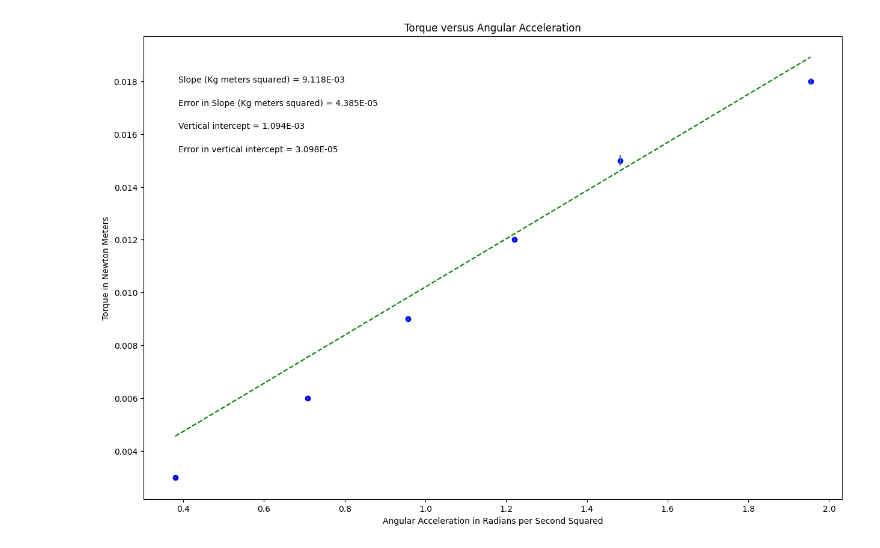
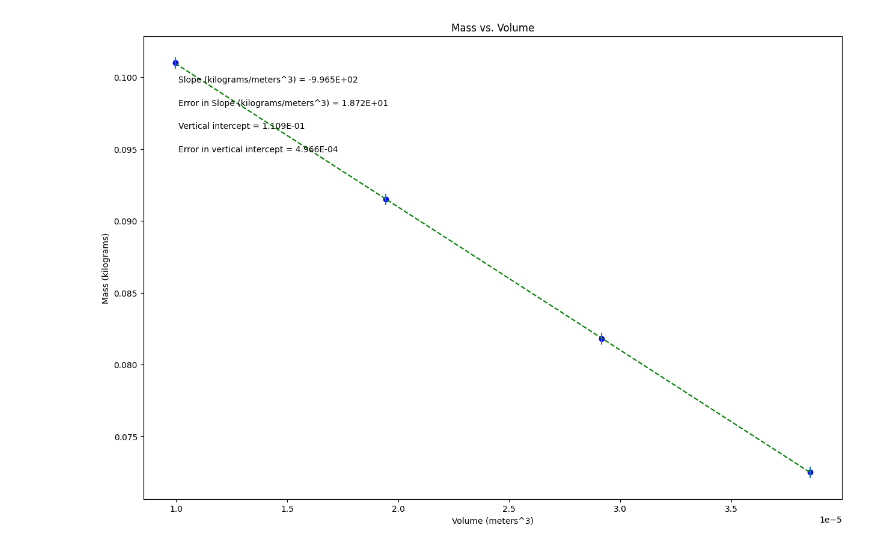
Before and after one commit to cookie607/Physics-Lab-w-Calc-1, a Jupyter notebook: phsxlab_plotting_template.ipynb, the cells around one changed output. Drawn from its saved outputs; the diff is of its cells as text; code cells hidden in the pictures.

```diff
--- a/phsxlab_plotting_template.ipynb
+++ b/phsxlab_plotting_template.ipynb
@@ -19,28 +19,28 @@ import matplotlib.pyplot as plt
 #variable names should start with a letter and must contain only letters, numbers, and underscores
 
 
-acceleration = np.array([.380, .708, .957, 1.220, 1.482, 1.954])
+volume = np.array([.0000099568, .0000194322, .000029161, .0000385604 ])
 
-torque = np.array([.003, .006, .009, .012, .015, .018])
+mass = np.array([0.1010, 0.0915, 0.0818, 0.0725])
 
-torque_err = np.array([.00002, .00004, .00006, .00005, .0002, .0001])
+mass_error = np.array([0.0004, 0.0004, 0.0004, 0.0004])
 
 
 
 #Re-assign variables as x, y, dy so that the remaining plotting code may remain generic
 #UPDATE VARIABLE NAMES (ON RHS OF EACH EQUAL SIGN) TO MATCH VARIABLE NAMES FOR DATA ABOVE
 
-x = acceleration           #this should be the array you want to plot on the x axis
-y = torque          #this should be the array you want to plot on the y axis
-dy = torque_err     #this should be your error in y array
+x = volume             #this should be the array you want to plot on the x axis
+y = mass             #this should be the array you want to plot on the y axis
+dy = mass_error        #this should be your error in y array
 
 
 #UPDATE EACH OF THESE 4 STRINGS FOR YOUR PLOT LABELS AS YOU WANT THEM TO APPEAR
 
-plot_title= 'Torque versus Angular Acceleration'
-x_label= 'Angular Acceleration in Radians per Second Squared'
-y_label= 'Torque in Newton Meters'
-slope_units= 'Kg meters squared'
+plot_title= 'Mass vs. Volume'
+x_label= 'Volume (meters^3)'
+y_label= 'Mass (kilograms)'
+slope_units= 'kilograms/meters^3'
 
 #UPDATE ANNOTATION PLACEMENT SO IT'S OUT OF WAY OF PLOTTED DATA AND BEST FIT LINE
 #integer from 1 to 4, top R corner is 1 (counter-clockwise from there)
@@ -92,31 +92,31 @@ elif annotation_placement==3 or annotation_placement==4:
 #Don't need to change anything in this section!
 
 #Plot data on graph. Plot error bars and place values for slope,
 #error in slope, and vertical intercept (plus error) on the plot using "annotate"
 
 plt.figure(figsize=(15,10))
 
 plt.plot(x, fit, color='green', linestyle='--')
 plt.scatter(x, y, color='blue', marker='o')
 
 plt.xlabel(x_label)
 plt.ylabel(y_label)
 plt.title(plot_title)
 
 plt.errorbar(x, y, yerr=dy, xerr=None, fmt="none") #don't need to plot x error bars
 
 plt.annotate('Slope ({}) = {value:.{digits}E}'.format(slope_units,value=m, digits=3),
              (xpos, ypos[0]), xycoords='axes fraction')
 
 plt.annotate('Error in Slope ({}) = {value:.{digits}E}'.format(slope_units,value=dm, digits=3),
              (xpos, ypos[1]), xycoords='axes fraction')
 
 plt.annotate('Vertical intercept = {value:.{digits}E}'.format(value=b, digits=3),
              (xpos, ypos[2]), xycoords='axes fraction')
 
 plt.annotate('Error in vertical intercept = {value:.{digits}E}'.format(value=db, digits=3),
              (xpos, ypos[3]), xycoords='axes fraction')
 
 plt.show()
 # %% [output]
-[figure, old version]
+[figure, new version]
```
